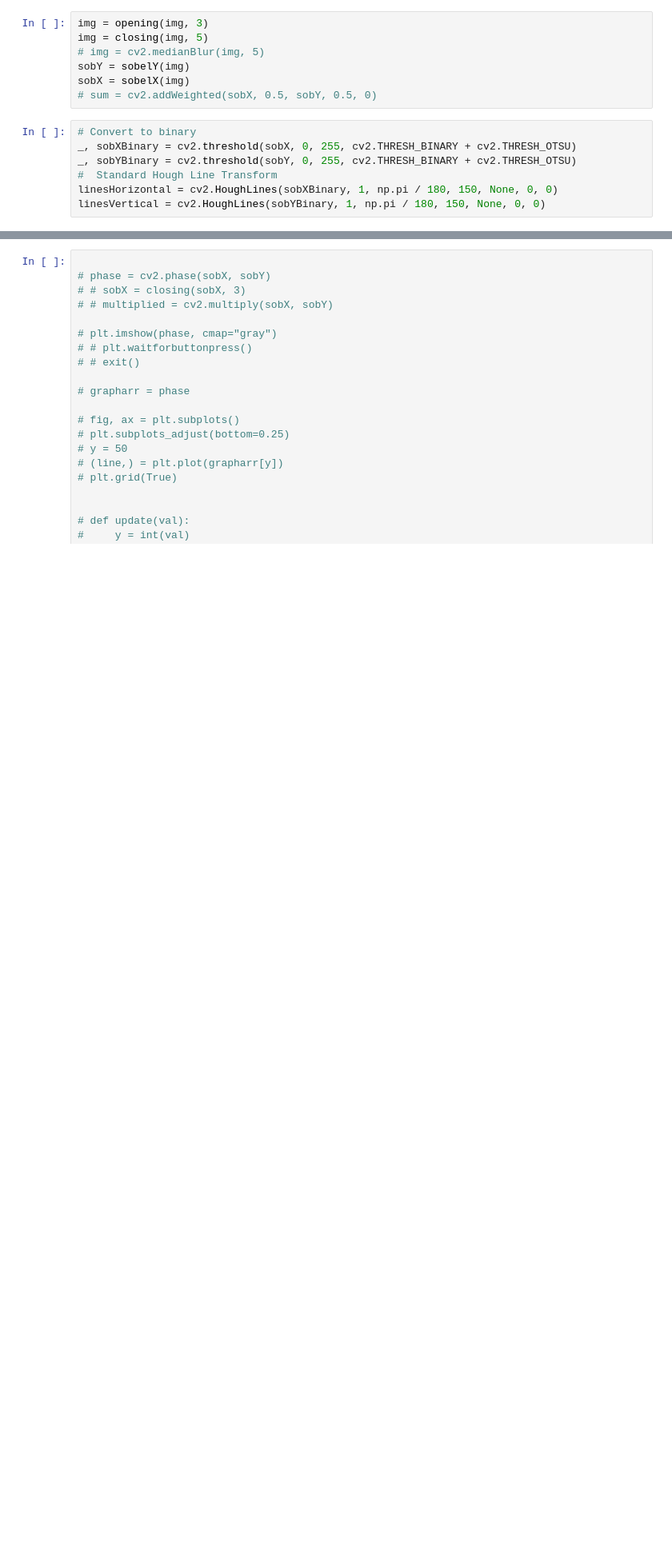
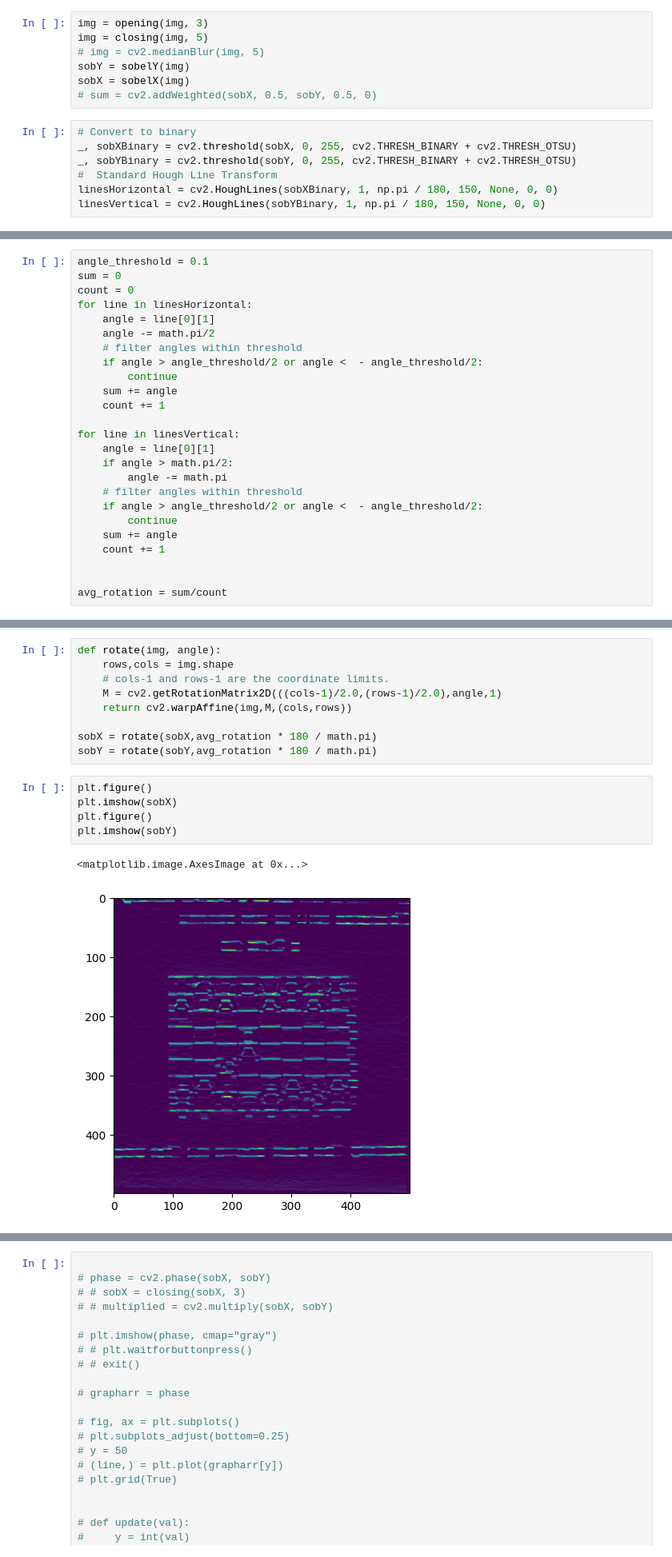
Before and after one commit to Boom123bam/chessboard-reader, a Jupyter notebook: main.ipynb, the cells around one changed output, grey strips where cells are left out. Shown: that part at 80% size. Drawn from its saved outputs; the diff is of its cells as text; blank space fills up the shorter version.

```diff
--- a/main.ipynb
+++ b/main.ipynb
@@ -100,0 +104,25 @@ plt.imshow(cdstY)
+# %%
+angle_threshold = 0.1
+sum = 0
+count = 0
+for line in linesHorizontal:
+    angle = line[0][1]
+    angle -= math.pi/2
+    # filter angles within threshold
+    if angle > angle_threshold/2 or angle <  - angle_threshold/2:
+        continue
+    sum += angle
+    count += 1
+
+for line in linesVertical:
+    angle = line[0][1]
+    if angle > math.pi/2:
+        angle -= math.pi
+    # filter angles within threshold
+    if angle > angle_threshold/2 or angle <  - angle_threshold/2:
+        continue
+    sum += angle
+    count += 1
+
+
+avg_rotation = sum/count
@@ -100,0 +131,17 @@ plt.imshow(cdstY)
+# %%
+def rotate(img, angle):
+    rows,cols = img.shape
+    # cols-1 and rows-1 are the coordinate limits.
+    M = cv2.getRotationMatrix2D(((cols-1)/2.0,(rows-1)/2.0),angle,1)
+    return cv2.warpAffine(img,M,(cols,rows))
+
+sobX = rotate(sobX,avg_rotation * 180 / math.pi)
+sobY = rotate(sobY,avg_rotation * 180 / math.pi)
+# %%
+plt.figure()
+plt.imshow(sobX)
+plt.figure()
+plt.imshow(sobY)
+# %% [output]
+<matplotlib.image.AxesImage at 0x...>
+[figure, added]
```
Also changed, not shown: parts of 5 cells of this notebook, 2 other files.
